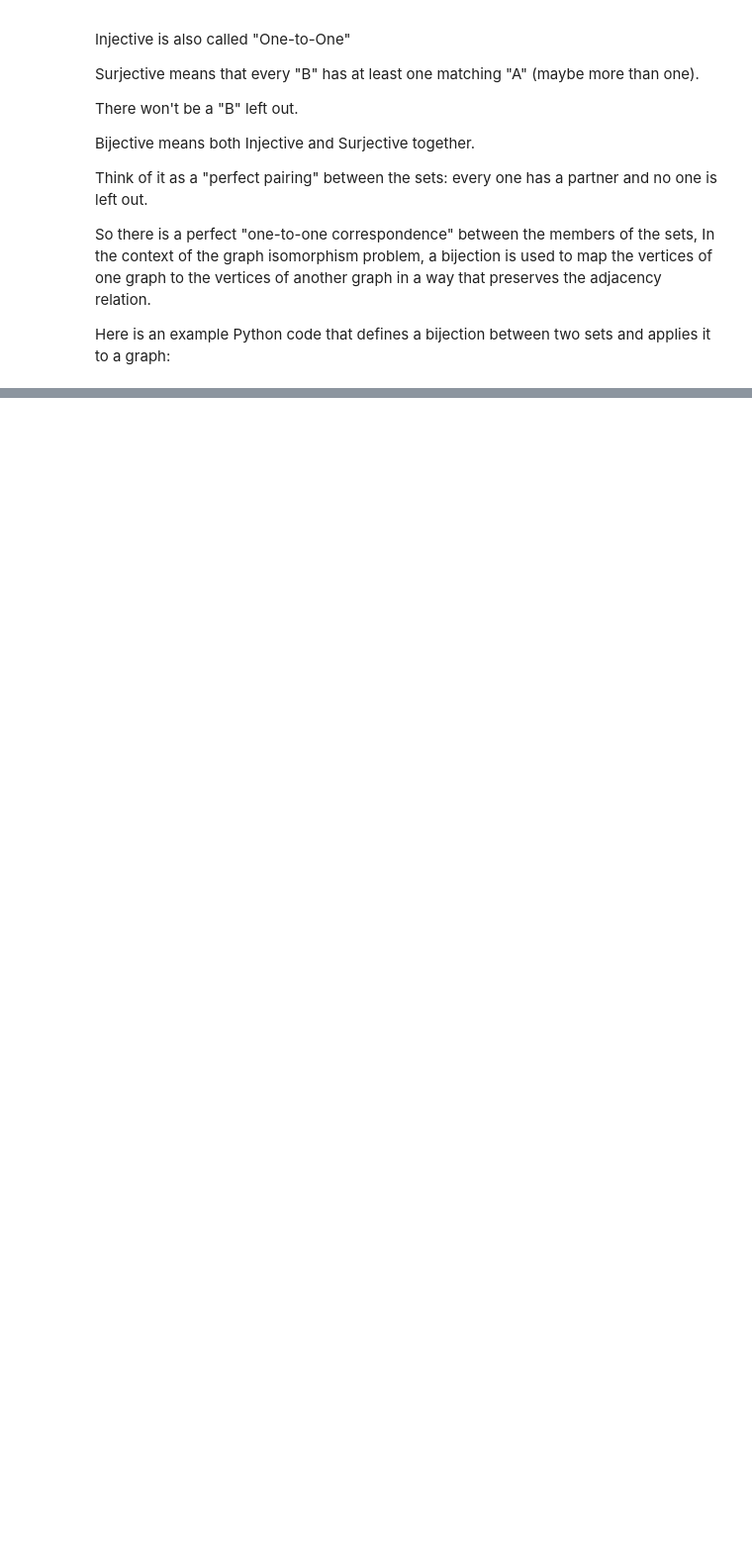
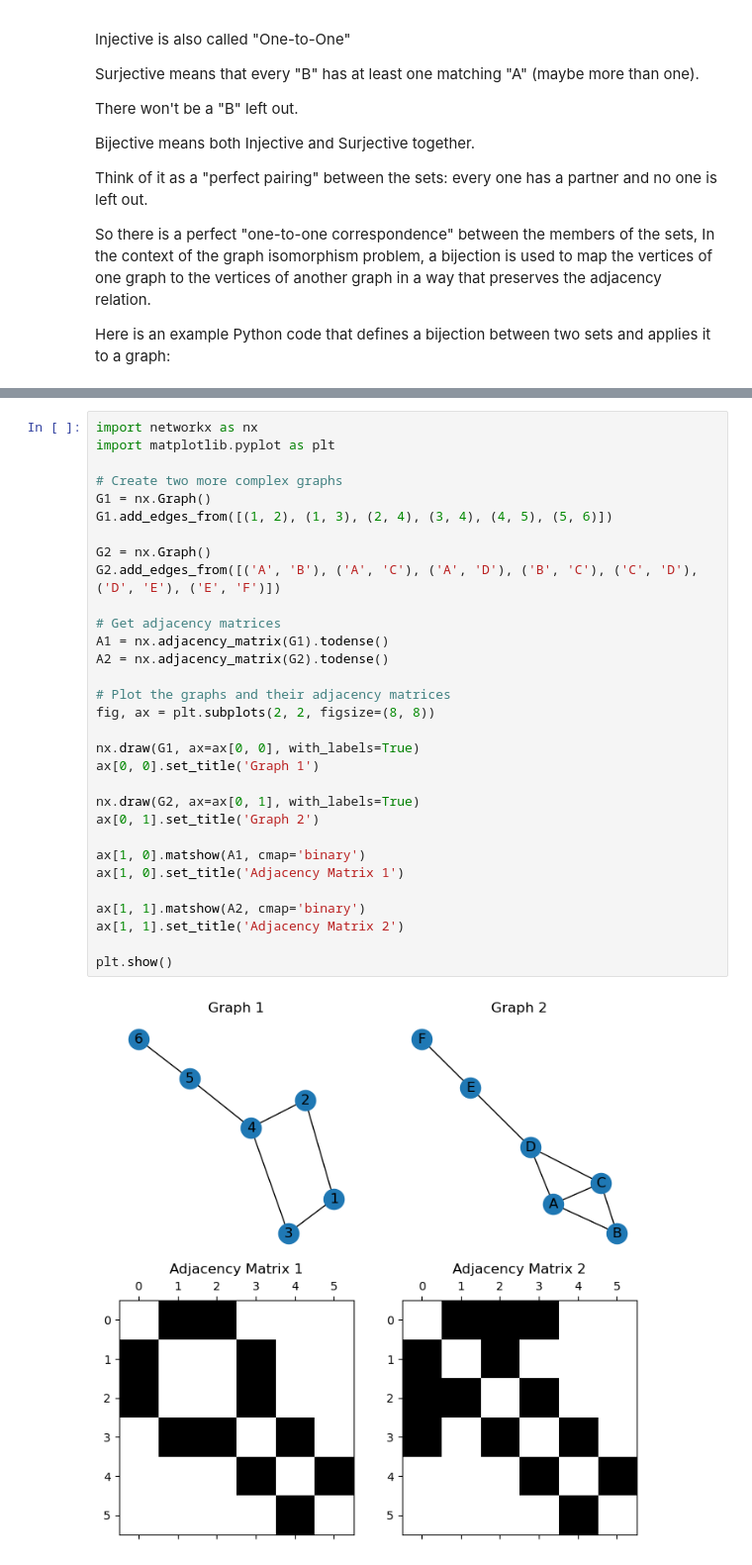
Before and after one commit to Juice234/Graph_theory, a Jupyter notebook: graph_isomorphism.ipynb, the cells around one changed output, grey strips where cells are left out. Shown at 99% size. Saved outputs shown, nothing was run; the diff lists cells and outputs as text; blank space fills up the shorter version.

```diff
--- a/graph_isomorphism.ipynb
+++ b/graph_isomorphism.ipynb
@@ -159,0 +133,33 @@ plt.show()
+# %%
+import networkx as nx
+import matplotlib.pyplot as plt
+
+# Create two more complex graphs
+G1 = nx.Graph()
+G1.add_edges_from([(1, 2), (1, 3), (2, 4), (3, 4), (4, 5), (5, 6)])
+
+G2 = nx.Graph()
+G2.add_edges_from([('A', 'B'), ('A', 'C'), ('A', 'D'), ('B', 'C'), ('C', 'D'), ('D', 'E'), ('E', 'F')])
+
+# Get adjacency matrices
+A1 = nx.adjacency_matrix(G1).todense()
+A2 = nx.adjacency_matrix(G2).todense()
+
+# Plot the graphs and their adjacency matrices
+fig, ax = plt.subplots(2, 2, figsize=(8, 8))
+
+nx.draw(G1, ax=ax[0, 0], with_labels=True)
+ax[0, 0].set_title('Graph 1')
+
+nx.draw(G2, ax=ax[0, 1], with_labels=True)
+ax[0, 1].set_title('Graph 2')
+
+ax[1, 0].matshow(A1, cmap='binary')
+ax[1, 0].set_title('Adjacency Matrix 1')
+
+ax[1, 1].matshow(A2, cmap='binary')
+ax[1, 1].set_title('Adjacency Matrix 2')
+
+plt.show()
+# %% [output]
+[figure, added]
```
Also changed, not shown: parts of 3 cells of this notebook.
